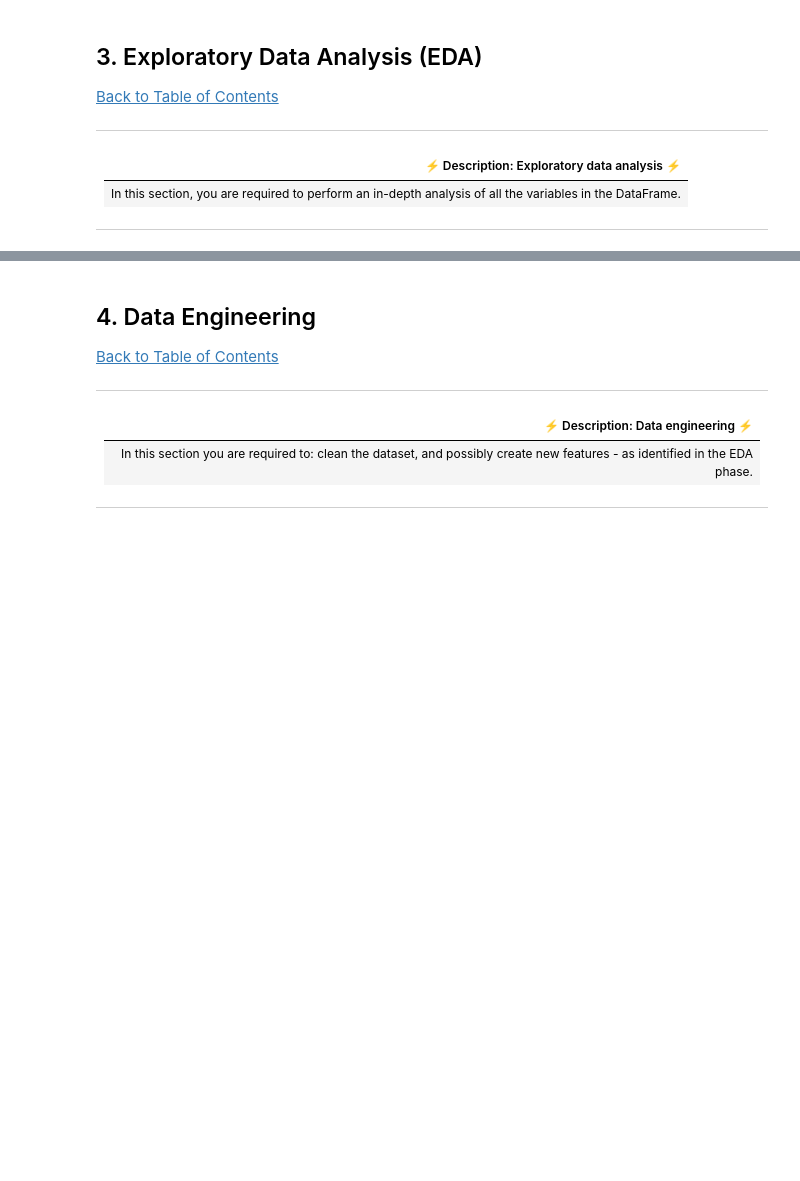
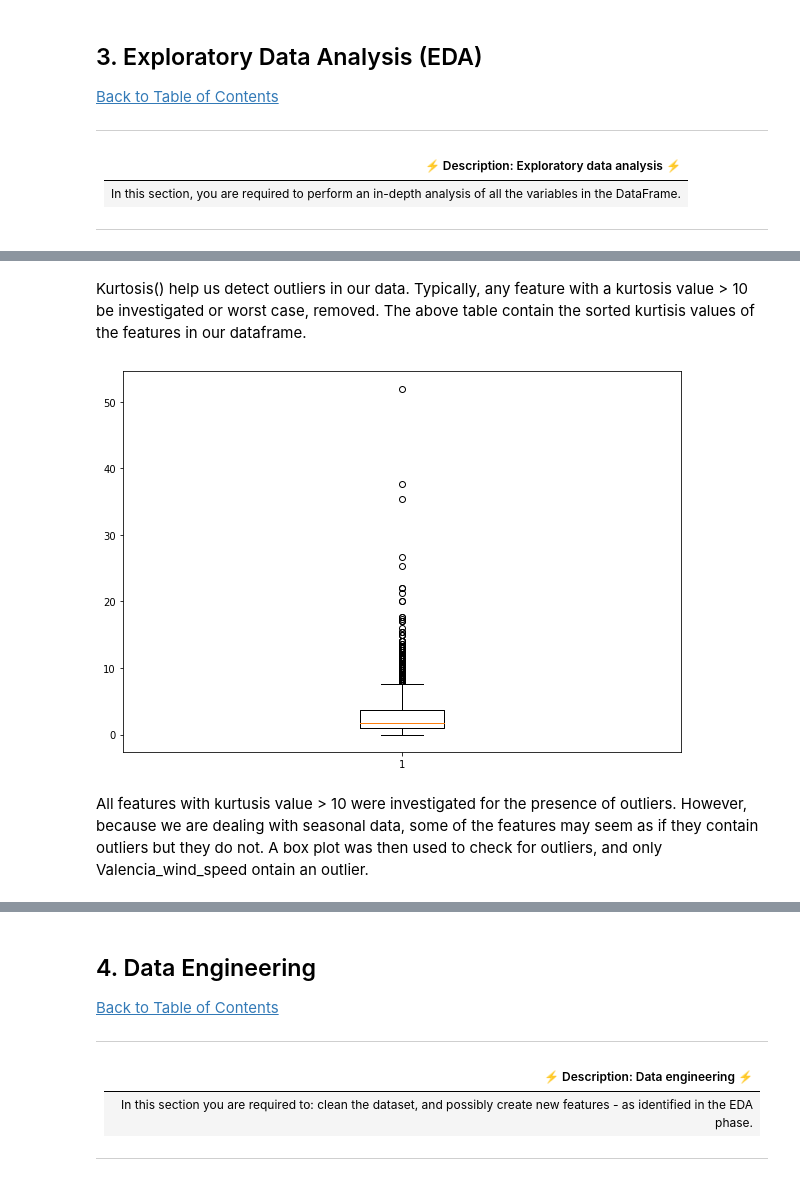
Before and after one commit to Explore-AI/load-shortfall-regression-predict-api, a Jupyter notebook: starter-notebook.ipynb, the cells around one changed output, grey strips where cells are left out. Saved outputs shown, nothing was run; the diff lists cells and outputs as text; code cells hidden in the pictures; blank space fills up the shorter version.

```diff
--- a/starter-notebook.ipynb
+++ b/starter-notebook.ipynb
@@ -147,0 +208,14 @@ df.
+# %% [markdown]
+Kurtosis() help us detect outliers in our data. Typically, any feature with a kurtosis value > 10 be investigated or worst case, removed. The above table contain the sorted kurtisis values of the features in our dataframe.
+# %%
+fig = plt.figure(figsize =(10, 7))
+
+# Creating plot
+plt.boxplot(df['Valencia_wind_speed'])
+
+# show plot
+plt.show()
+# %% [output]
+[figure, added]
+# %% [markdown]
+All features with kurtusis value > 10 were investigated for the presence of outliers. However, because we are dealing with seasonal data, some of the features may seem as if they contain outliers but they do not. A box plot was then used to check for outliers, and only Valencia_wind_speed ontain an outlier.
```
Also changed, not shown: parts of 81 cells of this notebook, 2 other files.
